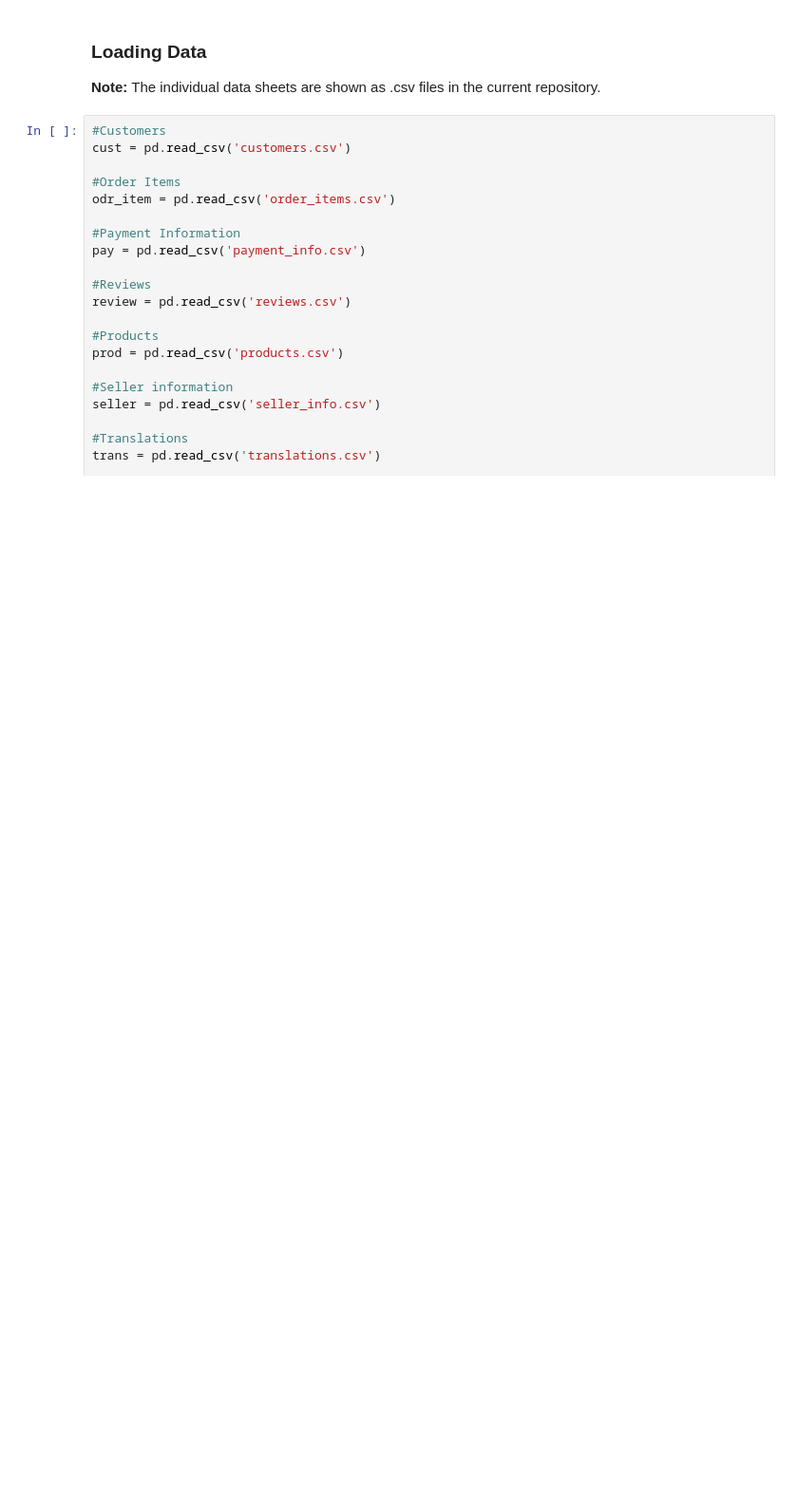
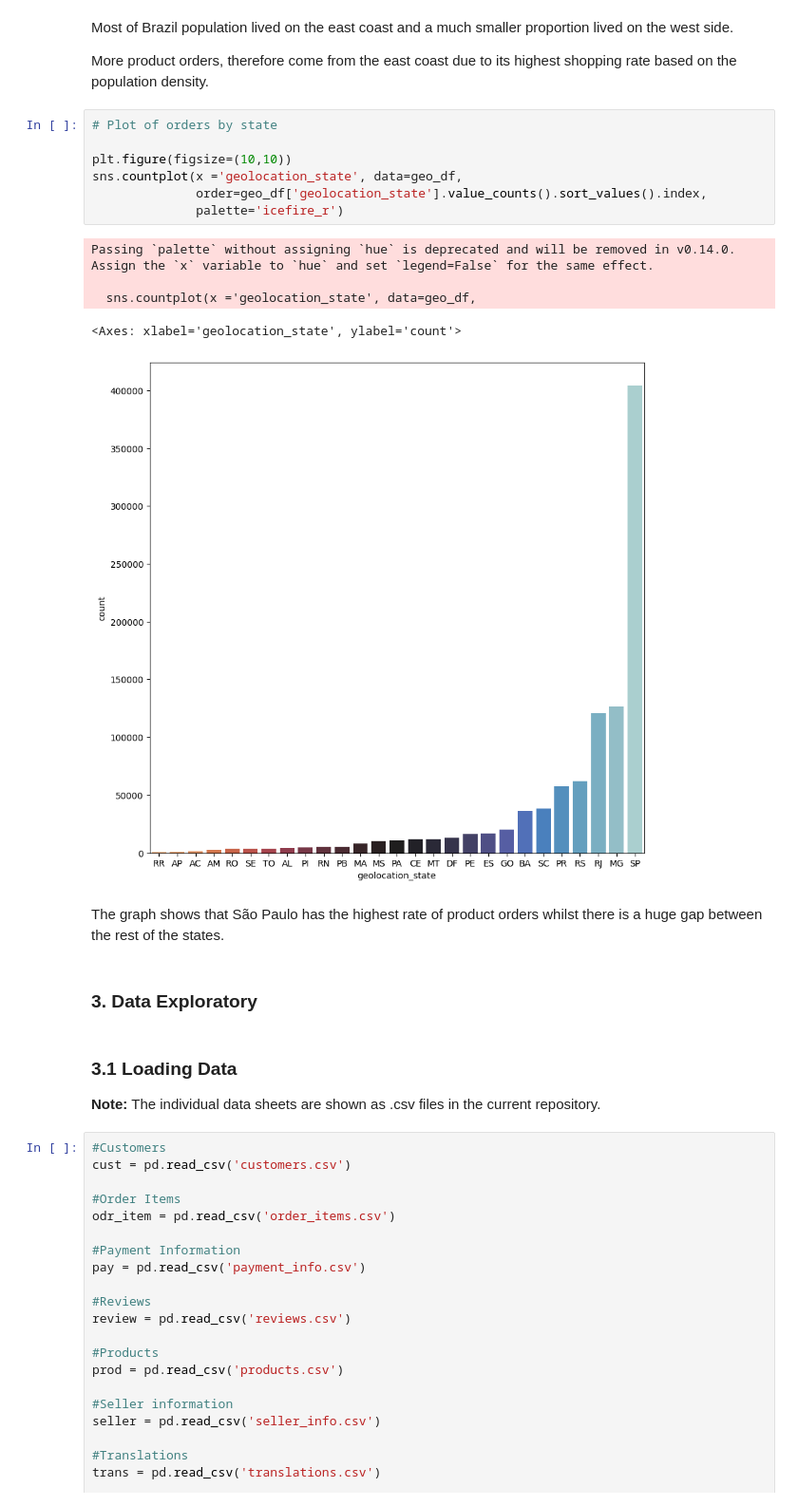
Before and after one commit to EngNormie/Projects-Portfolio, a Jupyter notebook: Projects/01 Data Analysis/1-3 Python EDA/A - Online Retail Analysis/retail_store_analysis.ipynb, the cells around one changed output. Shown at 95% size. Cells and saved outputs as stored; diff of their text form; blank space fills up the shorter version.

```diff
--- a/Projects/01 Data Analysis/1-3 Python EDA/A - Online Retail Analysis/retail_store_analysis.ipynb
+++ b/Projects/01 Data Analysis/1-3 Python EDA/A - Online Retail Analysis/retail_store_analysis.ipynb
@@ -28,5 +121,26 @@ import numpy as np
+# %% [markdown]
+Most of Brazil population lived on the east coast and a much smaller proportion lived on the west side.
+
+More product orders, therefore come from the east coast due to its highest shopping rate based on the population density.
+# %%
+# Plot of orders by state
+
+plt.figure(figsize=(10,10))
+sns.countplot(x ='geolocation_state', data=geo_df,
+              order=geo_df['geolocation_state'].value_counts().sort_values().index,
+              palette='icefire_r')
+# %% [output]
+Passing `palette` without assigning `hue` is deprecated and will be removed in v0.14.0. Assign the `x` variable to `hue` and set `legend=False` for the same effect.
+
+  sns.countplot(x ='geolocation_state', data=geo_df,
+<Axes: xlabel='geolocation_state', ylabel='count'>
+[figure, added]
+# %% [markdown]
+The graph shows that São Paulo has the highest rate of product orders whilst there is a huge gap between the rest of the states.
+# %% [markdown]
+### **3. Data Exploratory**
 # %% [markdown]
-### Loading Data
+### 3.1 Loading Data
 
 **Note:** The individual data sheets are shown as .csv files in the current repository.
 # %%
```
Also changed, not shown: parts of 156 cells of this notebook, 17 other files.
